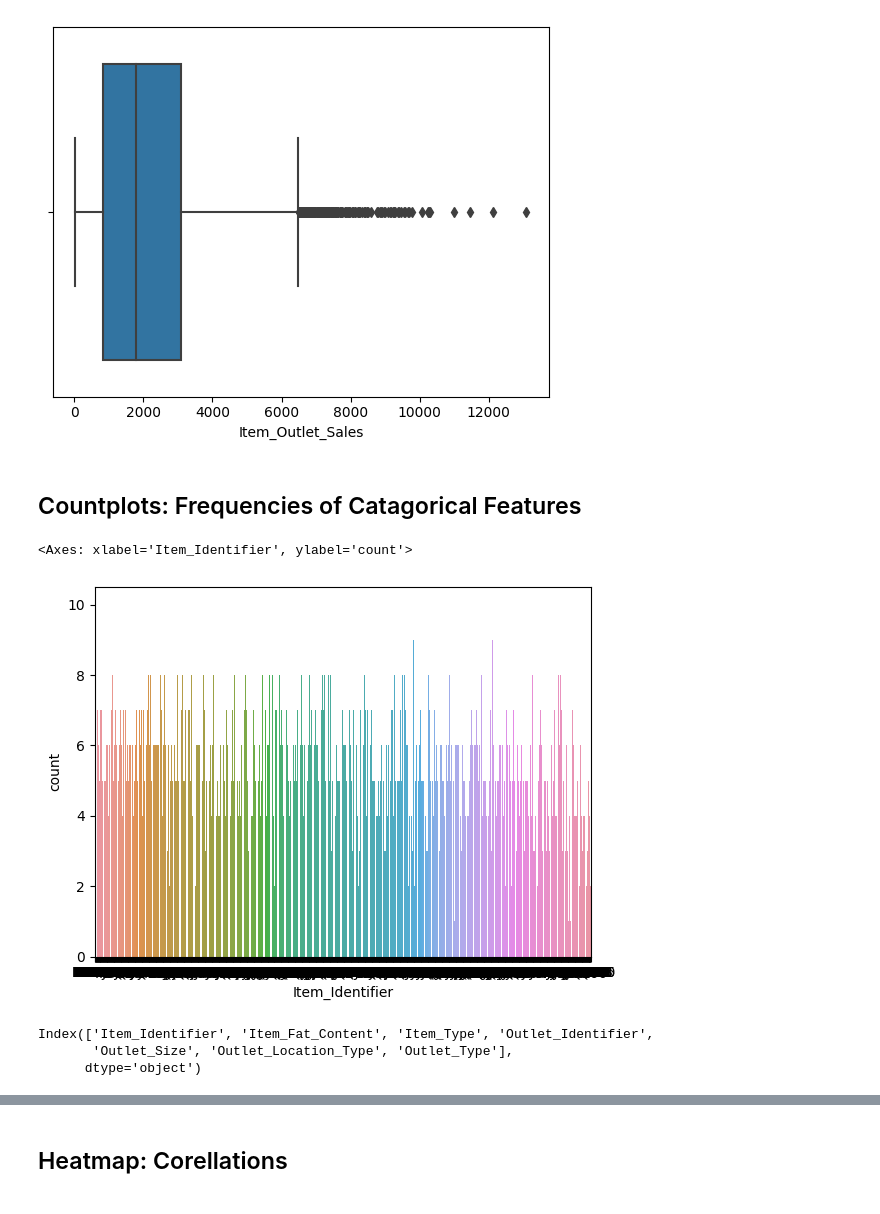
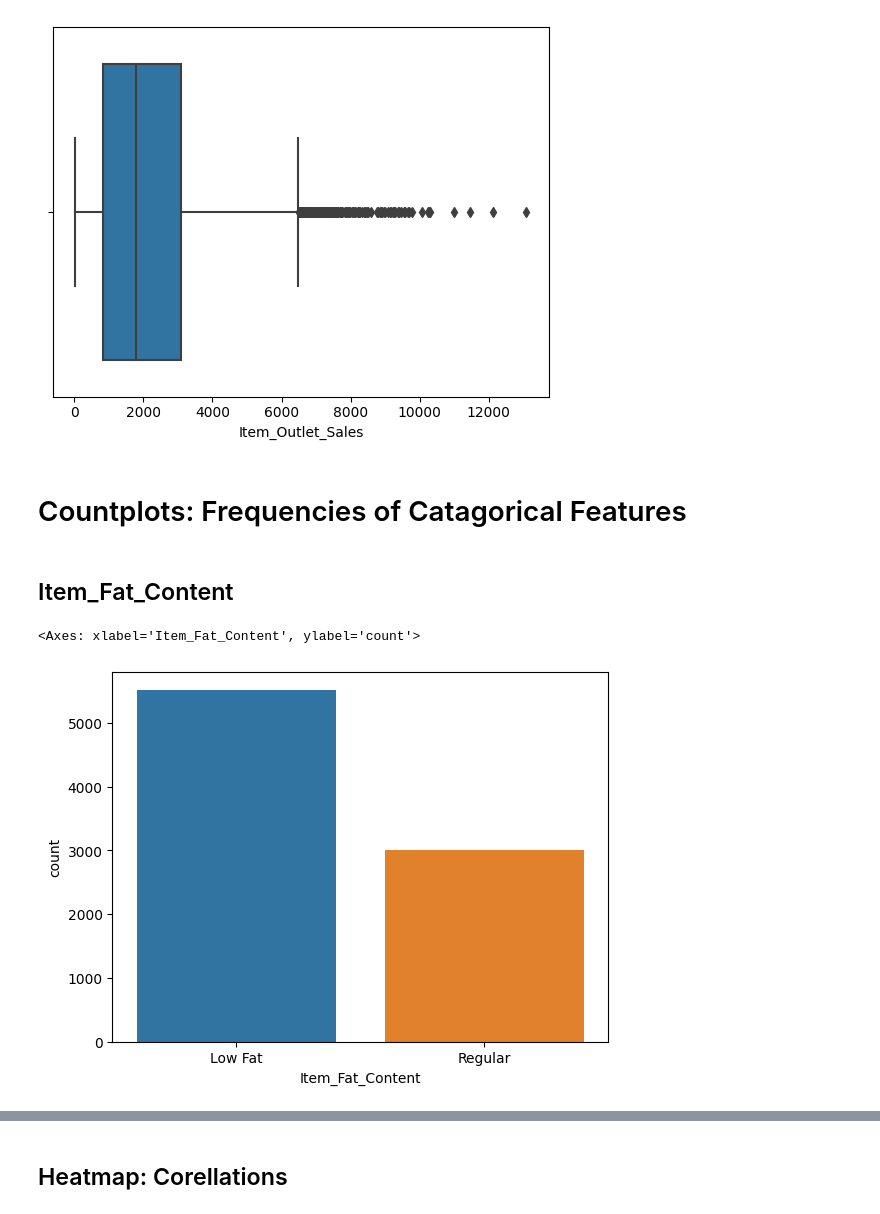
Before and after one commit to dsdyer/prediction-of-product-sales, a Jupyter notebook: Prediction_of_Product_Sales.ipynb, the cells around one changed output, grey strips where cells are left out. Saved outputs shown, nothing was run; the diff lists cells and outputs as text; code cells hidden in the pictures.

```diff
--- a/Prediction_of_Product_Sales.ipynb
+++ b/Prediction_of_Product_Sales.ipynb
@@ -327,17 +329,11 @@ sns.boxplot(data=df, x='Item_Outlet_Sales')
 <Axes: xlabel='Item_Outlet_Sales'>
 [figure]
 # %% [markdown]
-## Countplots: Frequencies of Catagorical Features
+# Countplots: Frequencies of Catagorical Features
+# %% [markdown]
+## Item_Fat_Content
 # %%
-# Countplots
-sns.countplot(data=df, x='Item_Identifier')
+sns.countplot(data=df, x='Item_Fat_Content')
 # %% [output]
-<Axes: xlabel='Item_Identifier', ylabel='count'>
+<Axes: xlabel='Item_Fat_Content', ylabel='count'>
-[figure, old version]
+[figure, new version]
-# %%
-# Heatmaps
-obj_cols
-# %% [output]
-Index(['Item_Identifier', 'Item_Fat_Content', 'Item_Type', 'Outlet_Identifier',
-       'Outlet_Size', 'Outlet_Location_Type', 'Outlet_Type'],
-      dtype='object')
```
Also changed, not shown: parts of 14 cells of this notebook.
